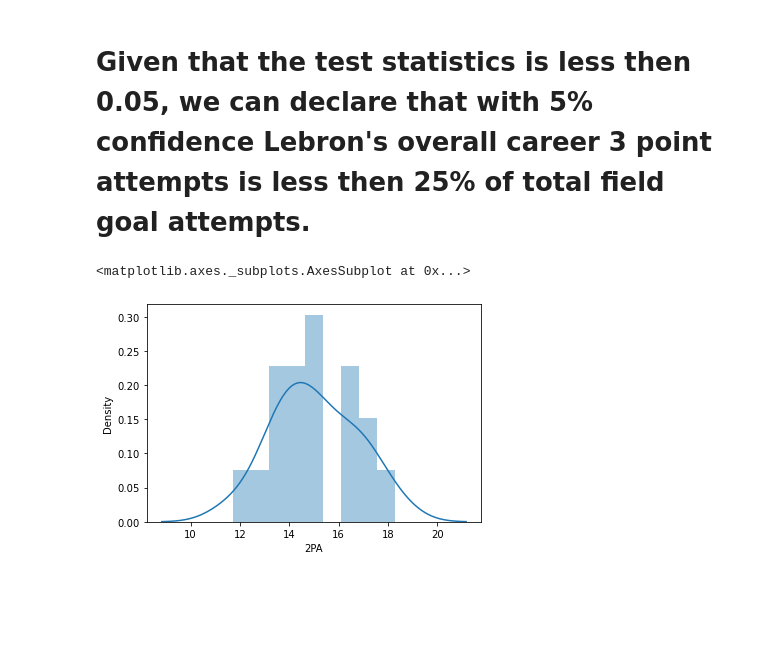
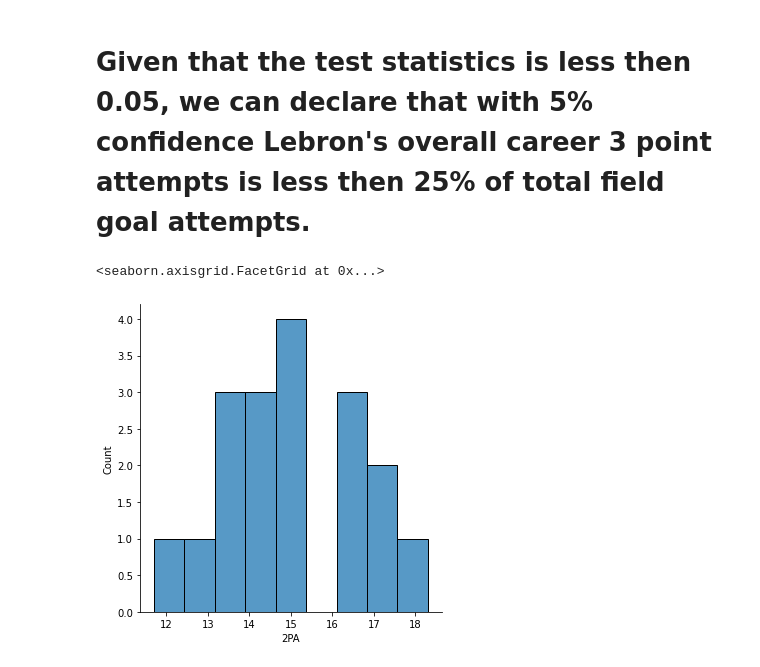
Before and after one commit to andrew-rong/Data-Work, a Jupyter notebook: Data Analysis/Lebron Analysis/Analysis.ipynb, the cells around one changed output. Saved outputs shown, nothing was run; the diff lists cells and outputs as text; code cells hidden in the pictures; blank space fills up the shorter version.

```diff
--- a/Data Analysis/Lebron Analysis/Analysis.ipynb
+++ b/Data Analysis/Lebron Analysis/Analysis.ipynb
@@ -7,7 +7,10 @@ import matplotlib as mpl
 import matplotlib.pyplot as plt
 import seaborn as sns
 import scipy
+from statsmodels.graphics.gofplots import qqplot
 from sklearn.linear_model import LinearRegression
+from sklearn.preprocessing import PolynomialFeatures
+mpl.rcParams['figure.figsize'] = [11, 5]
 # %%
 df = pd.read_csv("Lebron Data.csv")
 df_s = df.head(18)
@@ -66,7 +69,7 @@ f"Our calculated test statistic is {t}, locating the value on a Normal Distribut
 # %% [markdown]
 # Given that the test statistics is less then 0.05, we can declare that with 5% confidence Lebron's overall career 3 point attempts is less then 25% of total field goal attempts.
 # %%
-sns.distplot(df_s['2PA'], bins=9)
+sns.displot(df_s['2PA'], bins=9)
 # %% [output]
-<matplotlib.axes._subplots.AxesSubplot at 0x...>
+<seaborn.axisgrid.FacetGrid at 0x...>
-[figure, old version]
+[figure, new version]
```
Also changed, not shown: parts of 8 cells of this notebook.
